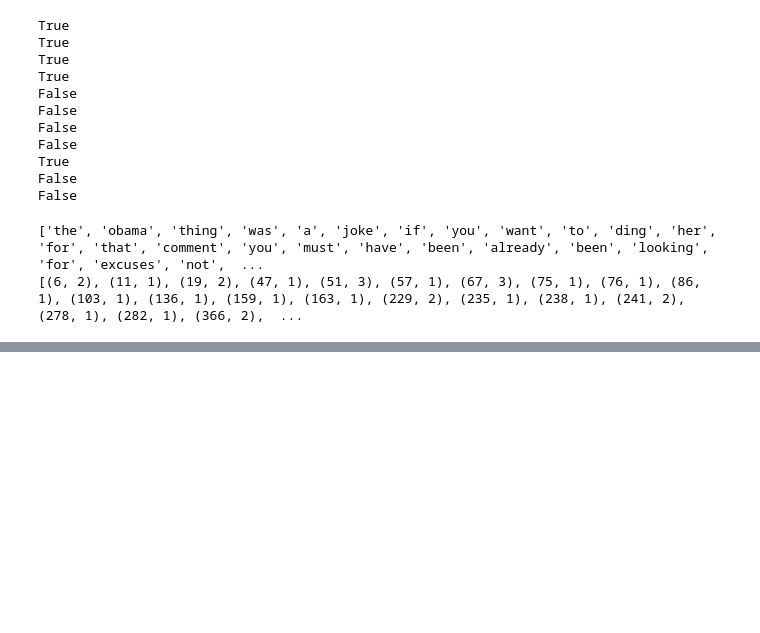
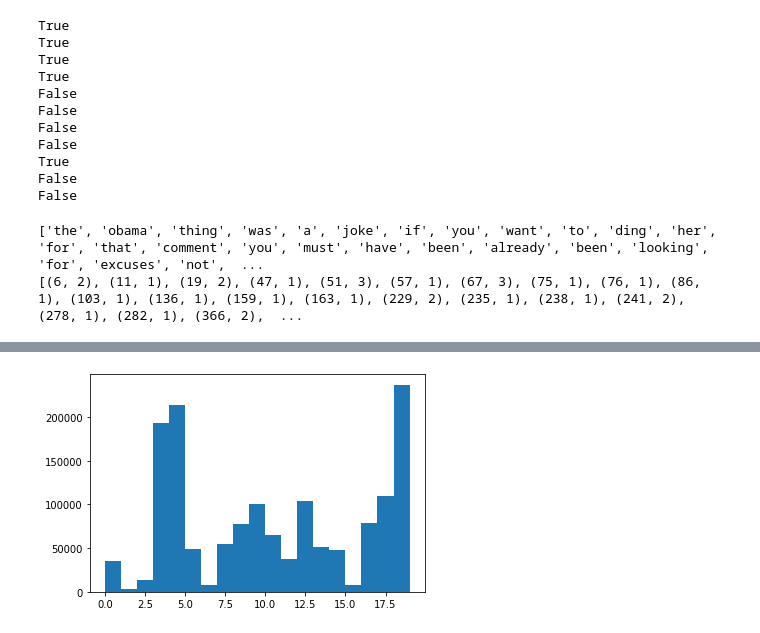
Before and after one commit to SourabhChakraborty/undergrad_thesis, a Jupyter notebook: lda.ipynb, the cells around one changed output, grey strips where cells are left out. Saved outputs shown, nothing was run; the diff lists cells and outputs as text; code cells hidden in the pictures; blank space fills up the shorter version.

```diff
--- a/lda.ipynb
+++ b/lda.ipynb
@@ -17 +14,4 @@ politics_dictionary = Dictionary(politics_tokens)
+# %%
+# politics_dictionary = Dictionary(politics_tokens)
+politics_dictionary = Dictionary.load("stored_variables/politics_dictionary_lda")
 # %%
@@ -53,7 +53,8 @@ print(politics_corpus[100])
 ['the', 'obama', 'thing', 'was', 'a', 'joke', 'if', 'you', 'want', 'to', 'ding', 'her', 'for', 'that', 'comment', 'you', 'must', 'have', 'been', 'already', 'been', 'looking', 'for', 'excuses', 'not',  ...
 [(6, 2), (11, 1), (19, 2), (47, 1), (51, 3), (57, 1), (67, 3), (75, 1), (76, 1), (86, 1), (103, 1), (136, 1), (159, 1), (163, 1), (229, 2), (235, 1), (238, 1), (241, 2), (278, 1), (282, 1), (366, 2),  ...
 # %%
-politics_ldamodel = LdaModel(politics_corpus, num_topics = 20)
+politics_ldamodel = LdaModel(politics_corpus, num_topics = 20, id2word = politics_dictionary)
+# politics_ldamodel = LdaModel.load('stored_variables/politics_lda.model')
 # %%
 politics_ldamodel.save("stored_variables/politics_lda.model")
 # %%
@@ -110,0 +148,11 @@ for topic_num in range(20):
+# %%
+top_topic_by_doc = []
+
+for doc in politics_corpus:
+    topic_list_doc = sorted(politics_ldamodel[doc], key = lambda x : x[1], reverse = True)
+    top_topic_by_doc.append(topic_list_doc[0][0])
+# %%
+plt.hist(top_topic_by_doc, bins = list(range(20)))
+plt.show()
+# %% [output]
+[figure, added]
```
Also changed, not shown: parts of 16 cells of this notebook, 4 other files.
